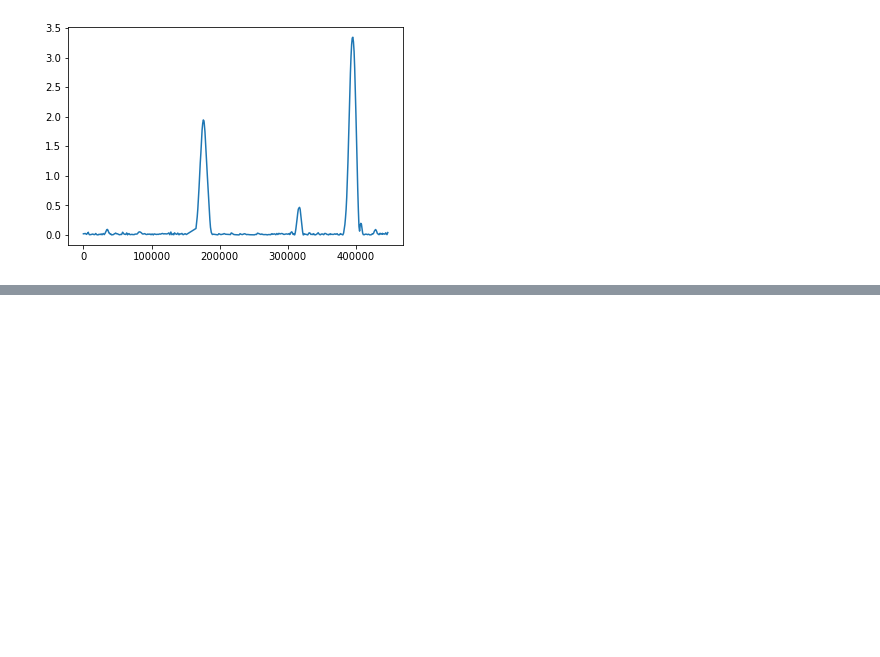
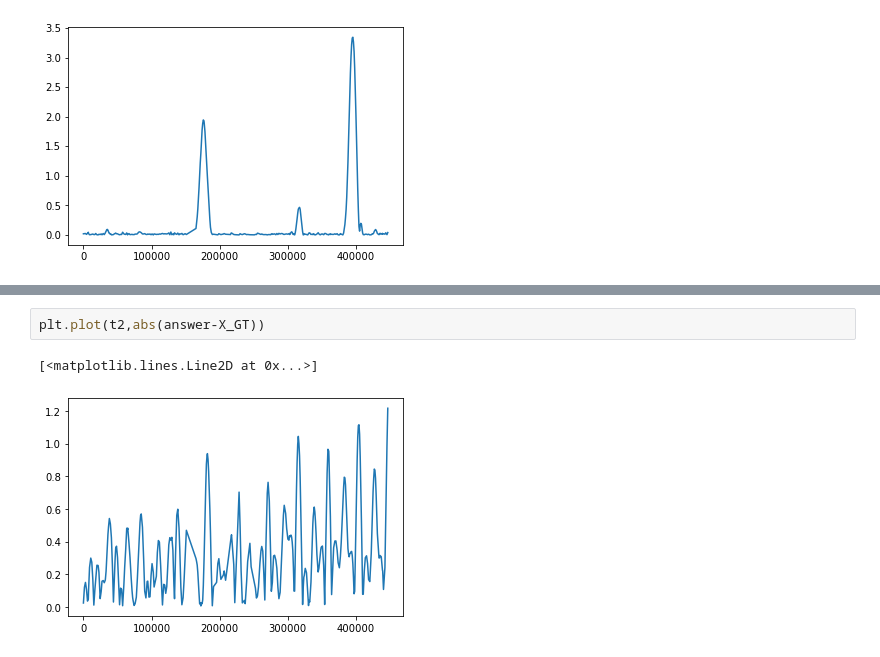
Before and after one commit to terencetan-c/Gaussian-Process-Lab, a Jupyter notebook: Lab exercise.ipynb, the cells around one changed output, grey strips where cells are left out. Cells and saved outputs as stored; diff of their text form; blank space fills up the shorter version.

```diff
--- a/Lab exercise.ipynb
+++ b/Lab exercise.ipynb
@@ -136,0 +109,5 @@ Name: True tide height (m), Length: 1258, dtype: float64
+# %%
+plt.plot(t2,abs(answer-X_GT))
+# %% [output]
+[<matplotlib.lines.Line2D at 0x...>]
+[figure, added]
```
Also changed, not shown: parts of 15 cells of this notebook.
